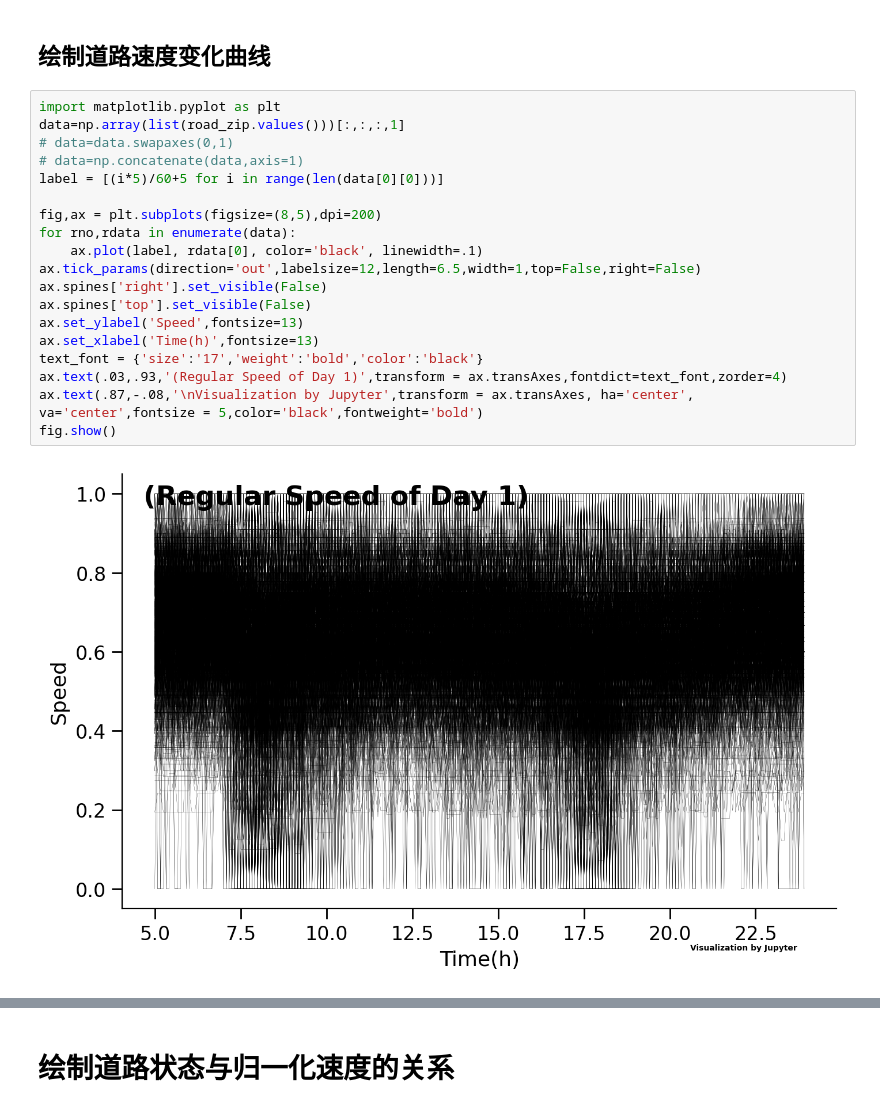
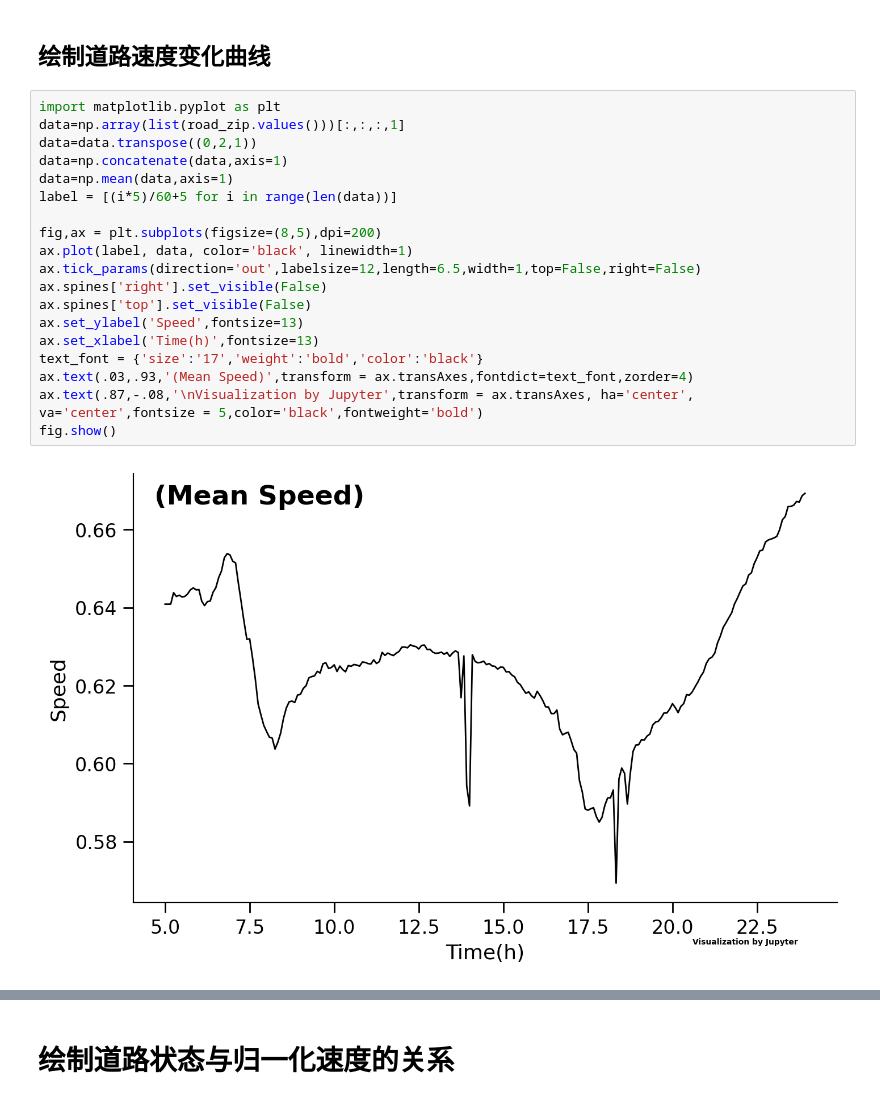
Before and after one commit to lingbai-kong/traffic_data_mining_sh, a Jupyter notebook: data_visualization.ipynb, the cells around one changed output, grey strips where cells are left out. Saved outputs shown, nothing was run; the diff lists cells and outputs as text.

```diff
--- a/data_visualization.ipynb
+++ b/data_visualization.ipynb
@@ -273,21 +312,21 @@ fig.show()
 # %%
 import matplotlib.pyplot as plt
 data=np.array(list(road_zip.values()))[:,:,:,1]
-# data=data.swapaxes(0,1)
-# data=np.concatenate(data,axis=1)
-label = [(i*5)/60+5 for i in range(len(data[0][0]))]
+data=data.transpose((0,2,1))
+data=np.concatenate(data,axis=1)
+data=np.mean(data,axis=1)
+label = [(i*5)/60+5 for i in range(len(data))]
 
 fig,ax = plt.subplots(figsize=(8,5),dpi=200)
-for rno,rdata in enumerate(data):
-    ax.plot(label, rdata[0], color='black', linewidth=.1)
+ax.plot(label, data, color='black', linewidth=1)
 ax.tick_params(direction='out',labelsize=12,length=6.5,width=1,top=False,right=False)
 ax.spines['right'].set_visible(False)
 ax.spines['top'].set_visible(False)
 ax.set_ylabel('Speed',fontsize=13)
 ax.set_xlabel('Time(h)',fontsize=13)
 text_font = {'size':'17','weight':'bold','color':'black'}
-ax.text(.03,.93,'(Regular Speed of Day 1)',transform = ax.transAxes,fontdict=text_font,zorder=4)
+ax.text(.03,.93,'(Mean Speed)',transform = ax.transAxes,fontdict=text_font,zorder=4)
 ax.text(.87,-.08,'\nVisualization by Jupyter',transform = ax.transAxes, ha='center', va='center',fontsize = 5,color='black',fontweight='bold')
 fig.show()
 # %% [output]
-[figure, old version]
+[figure, new version]
```
Also changed, not shown: parts of 6 cells of this notebook, 7 other files.
